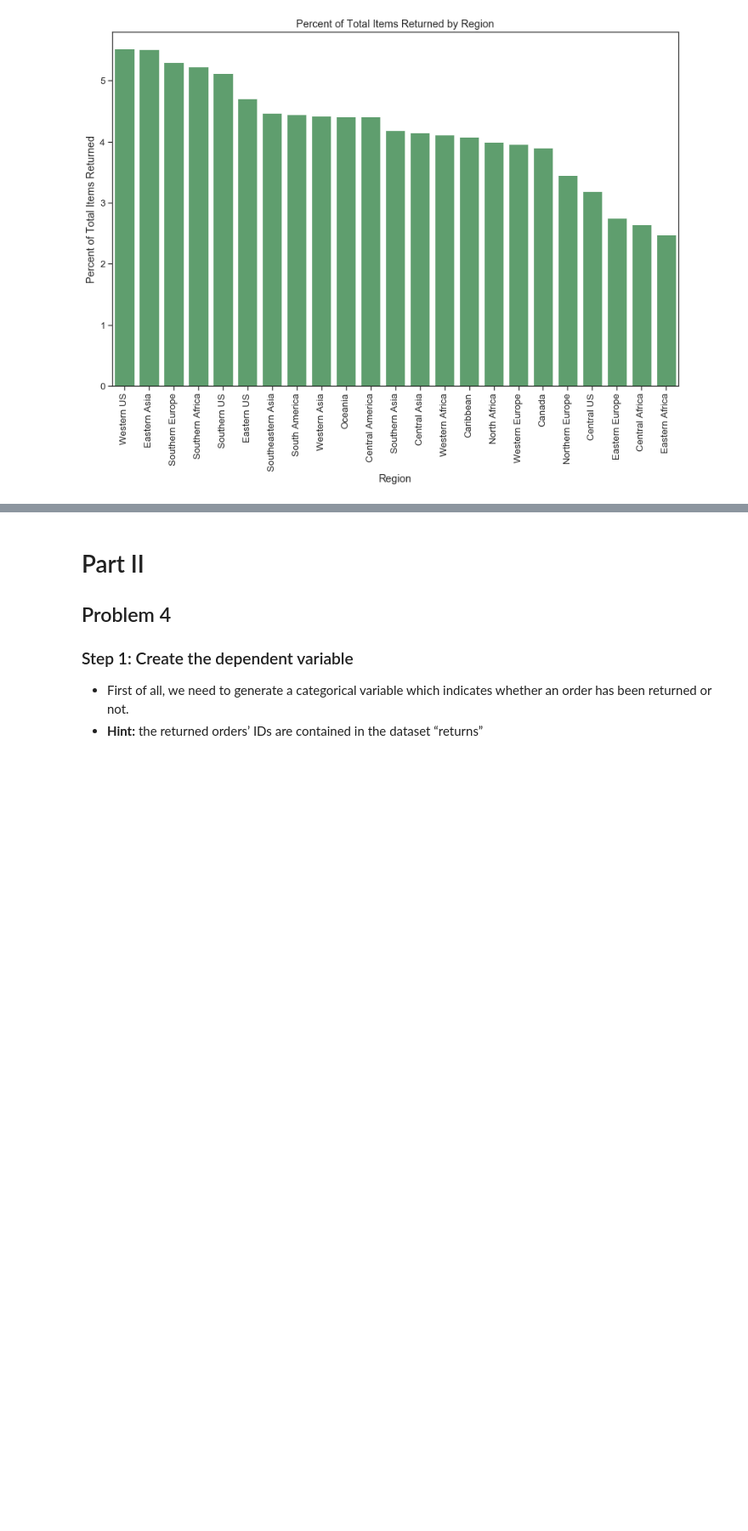
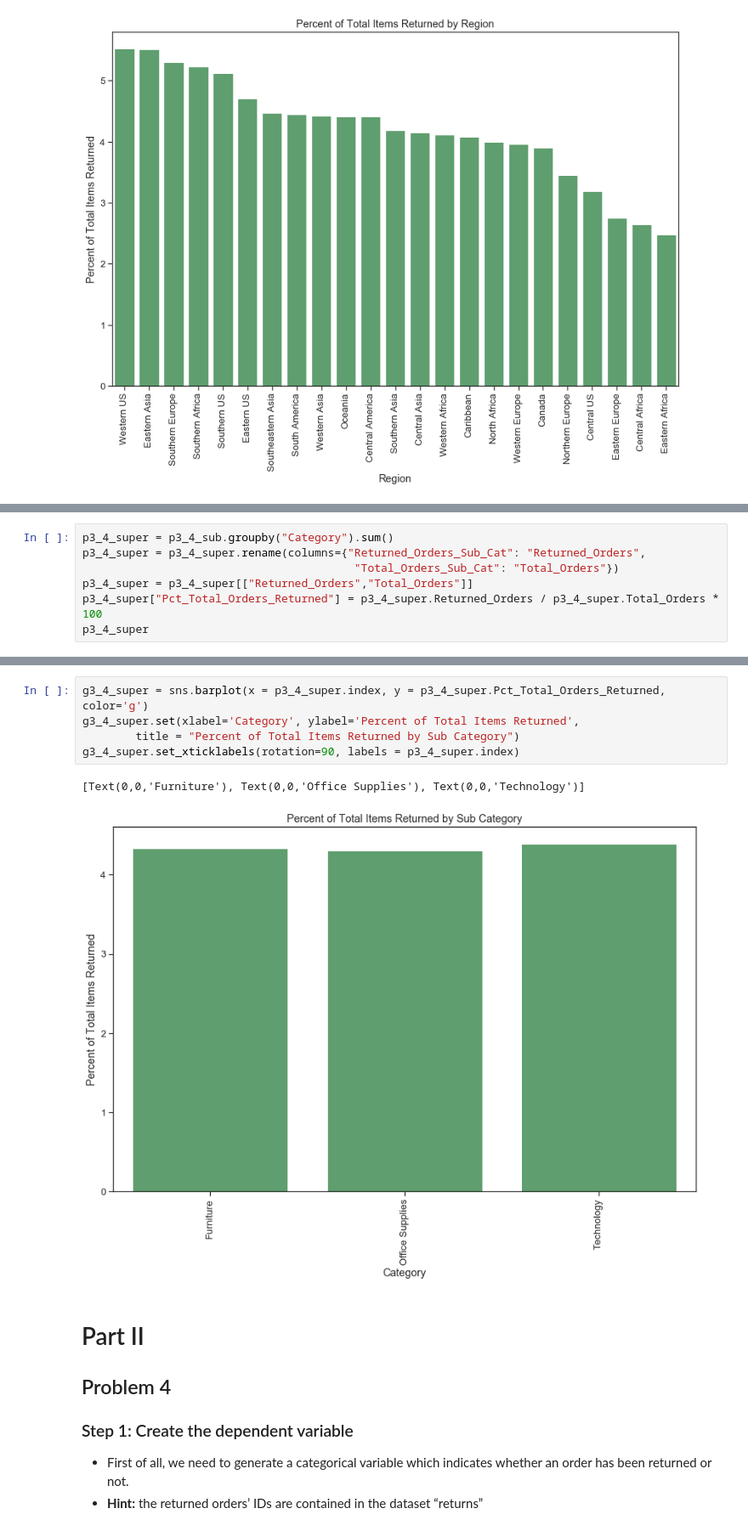
Before and after one commit to lejulie/NYCDSA-MST-ML-Lab-1, a Jupyter notebook: julie_levine/ml_lab_1_part_1.ipynb, the cells around one changed output, grey strips where cells are left out. Shown: that part at 85% size. Drawn from its saved outputs; the diff is of its cells as text; blank space fills up the shorter version.

```diff
--- a/julie_levine/ml_lab_1_part_1.ipynb
+++ b/julie_levine/ml_lab_1_part_1.ipynb
@@ -297,0 +343,7 @@ p3_4
+# %%
+p3_4_super = p3_4_sub.groupby("Category").sum()
+p3_4_super = p3_4_super.rename(columns={"Returned_Orders_Sub_Cat": "Returned_Orders",
+                                         "Total_Orders_Sub_Cat": "Total_Orders"})
+p3_4_super = p3_4_super[["Returned_Orders","Total_Orders"]]
+p3_4_super["Pct_Total_Orders_Returned"] = p3_4_super.Returned_Orders / p3_4_super.Total_Orders * 100
+p3_4_super
@@ -298,3 +356,11 @@ p3_4
+# %%
+g3_4_super = sns.barplot(x = p3_4_super.index, y = p3_4_super.Pct_Total_Orders_Returned, color='g')
+g3_4_super.set(xlabel='Category', ylabel='Percent of Total Items Returned',
+        title = "Percent of Total Items Returned by Sub Category")
+g3_4_super.set_xticklabels(rotation=90, labels = p3_4_super.index)
+# %% [output]
+[Text(0,0,'Furniture'), Text(0,0,'Office Supplies'), Text(0,0,'Technology')]
+[figure, added]
 # %% [markdown]
 # Part II
 ## Problem 4
```
Also changed, not shown: parts of 18 cells of this notebook.
